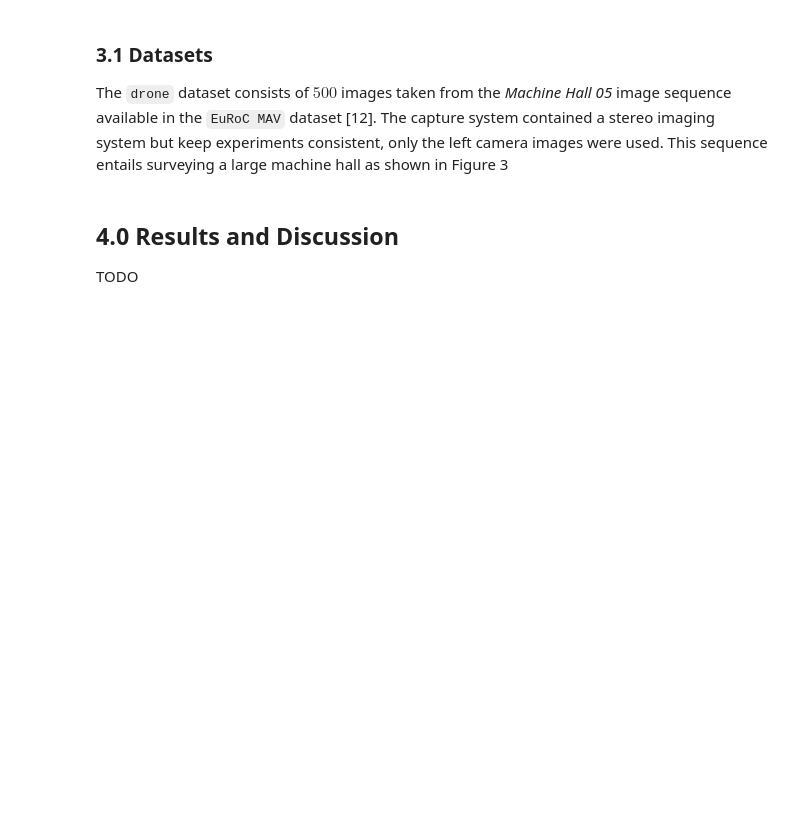
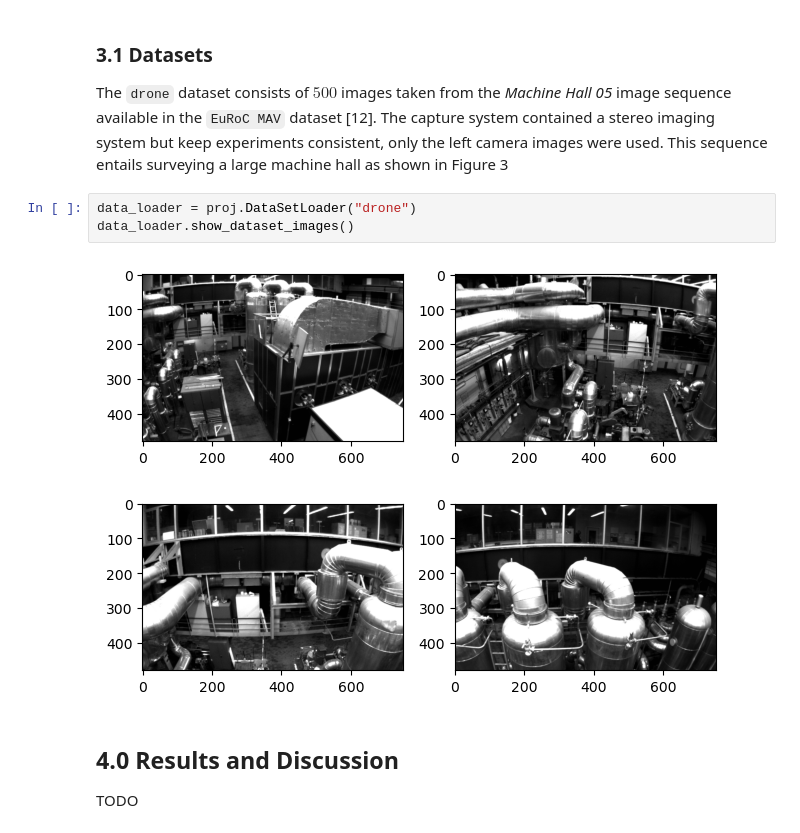
Before and after one commit to Mechazo11/niter2_python, a Jupyter notebook: final.ipynb, the cells around one changed output. Drawn from its saved outputs; the diff is of its cells as text; blank space fills up the shorter version.

Commit message:
2x2 dataset visualization created

````diff
--- a/final.ipynb
+++ b/final.ipynb
@@ -168,6 +168,11 @@ In this section, we first present a brief discussion on the chosen datasets with
 # %% [markdown]
 ### 3.1 Datasets
 The ```drone``` dataset consists of $500$ images taken from the *Machine Hall 05* image sequence available in the ```EuRoC MAV``` dataset [12]. The capture system contained a stereo imaging system but keep experiments consistent, only the left camera images were used. This sequence entails surveying a large machine hall as shown in Figure 3
+# %%
+data_loader = proj.DataSetLoader("drone")
+data_loader.show_dataset_images()
+# %% [output]
+[figure, added]
 # %% [markdown]
 ## 4.0 Results and Discussion
 TODO
````
Also changed, not shown: 1 other file.
